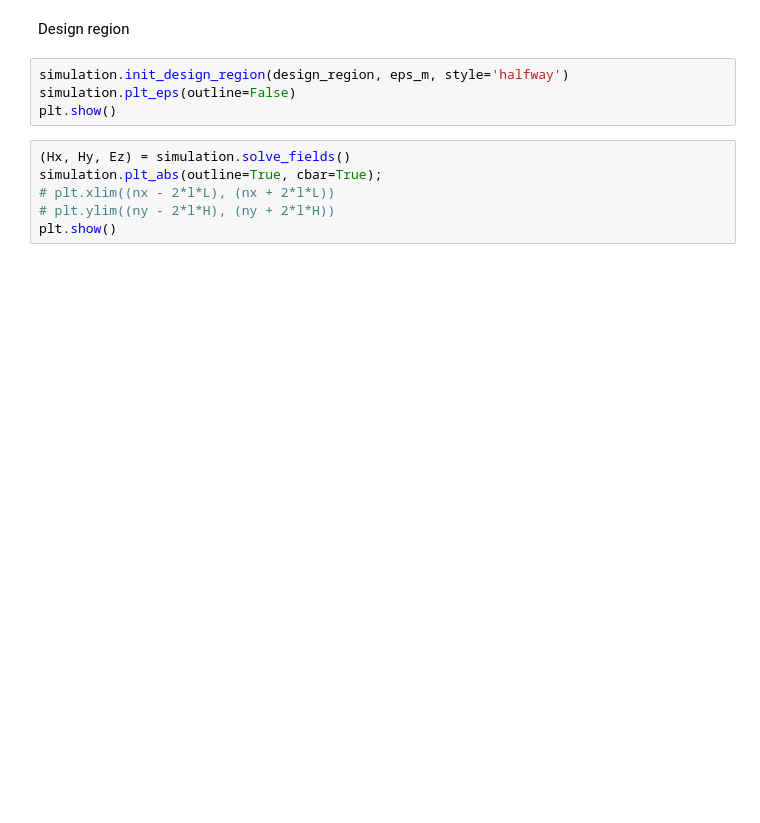
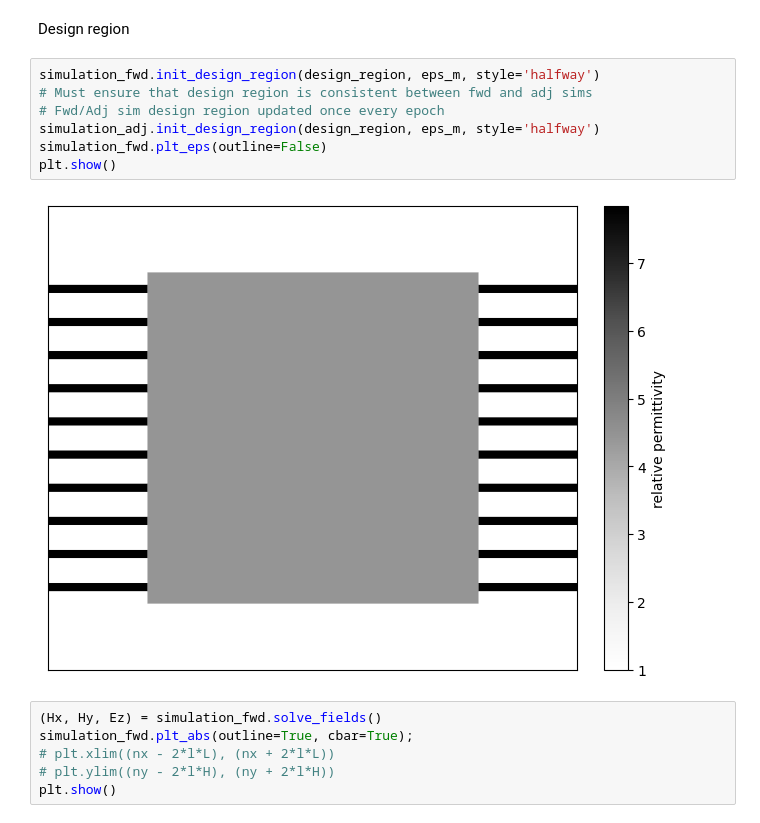
Before and after one commit to iroh-lord-of-tea/angler, a Jupyter notebook: Notebooks/NxN_processor_prelim.ipynb, the cells around one changed output. Saved outputs shown, nothing was run; the diff lists cells and outputs as text; blank space fills up the shorter version.

```diff
--- a/Notebooks/NxN_processor_prelim.ipynb
+++ b/Notebooks/NxN_processor_prelim.ipynb
@@ -119,12 +127,17 @@ plt.show()
 # %% [markdown]
 Design region
-# %%
-simulation.init_design_region(design_region, eps_m, style='halfway')
-simulation.plt_eps(outline=False)
-plt.show()
+# %%
+simulation_fwd.init_design_region(design_region, eps_m, style='halfway')
+# Must ensure that design region is consistent between fwd and adj sims
+# Fwd/Adj sim design region updated once every epoch
+simulation_adj.init_design_region(design_region, eps_m, style='halfway')
+simulation_fwd.plt_eps(outline=False)
+plt.show()
+# %% [output]
+[figure, added]
 # %%
-(Hx, Hy, Ez) = simulation.solve_fields()
-simulation.plt_abs(outline=True, cbar=True);
+(Hx, Hy, Ez) = simulation_fwd.solve_fields()
+simulation_fwd.plt_abs(outline=True, cbar=True);
 # plt.xlim((nx - 2*l*L), (nx + 2*l*L))
 # plt.ylim((ny - 2*l*H), (ny + 2*l*H))
 plt.show()
```
Also changed, not shown: parts of 6 cells of this notebook.
